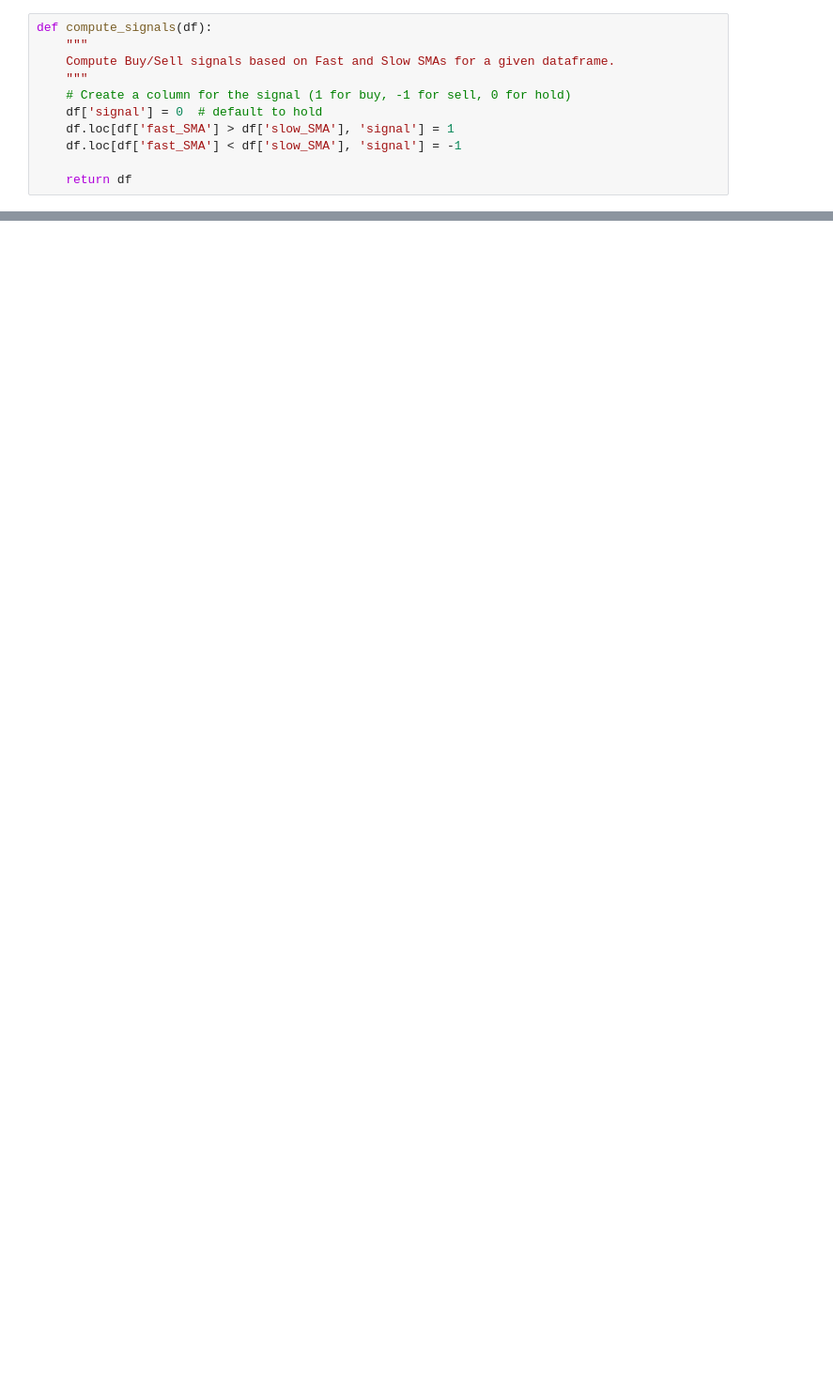
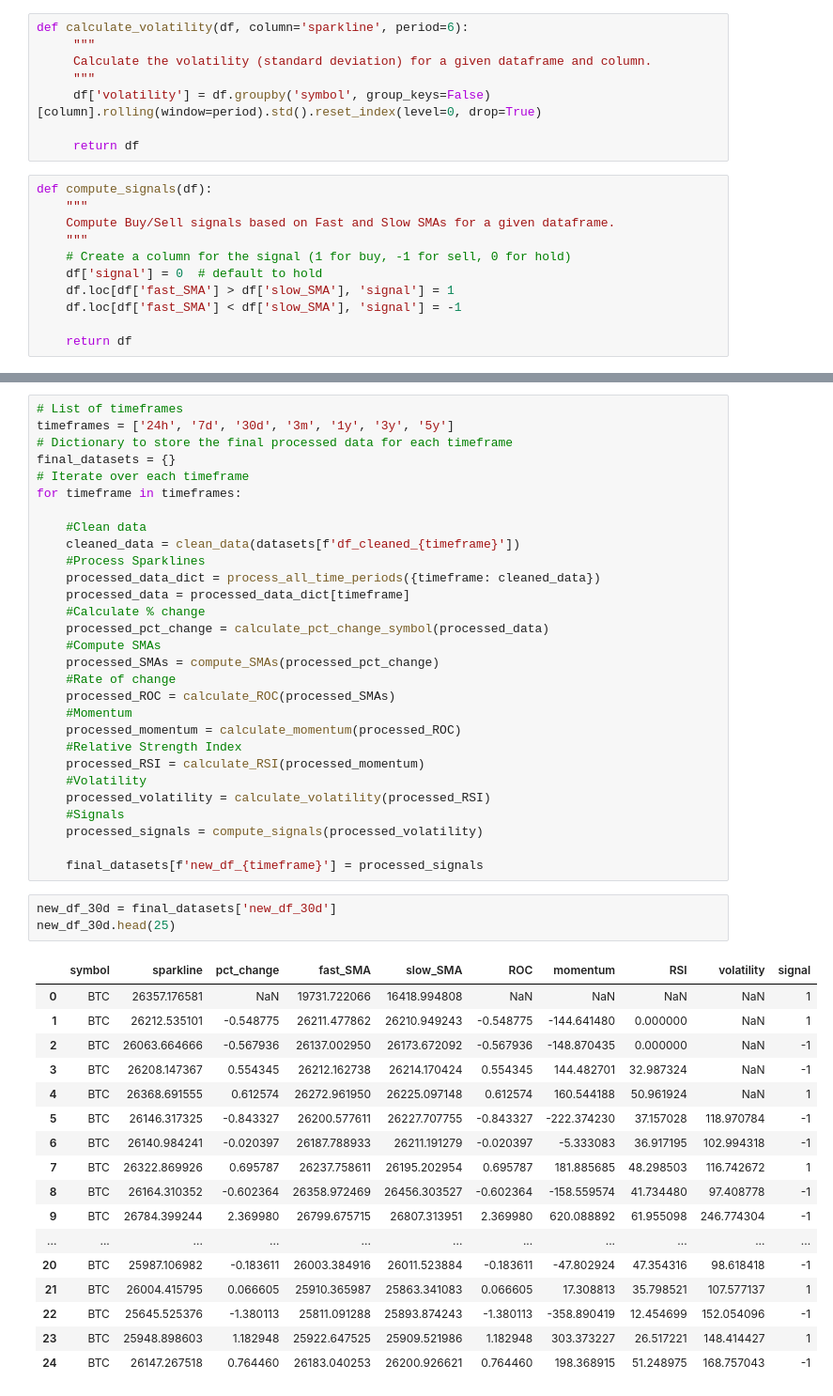
Before and after one commit to bauzaj/CryptoCoins, a Jupyter notebook: Crypto_Clustering1.ipynb, the cells around one changed output, grey strips where cells are left out. Shown at 94% size. Drawn from its saved outputs; the diff is of its cells as text; blank space fills up the shorter version.

```diff
--- a/Crypto_Clustering1.ipynb
+++ b/Crypto_Clustering1.ipynb
@@ -115,3 +153,11 @@ def compute_SMAs(df):
+# %%
+def calculate_volatility(df, column='sparkline', period=6):
+     """
+     Calculate the volatility (standard deviation) for a given dataframe and column.
+     """
+     df['volatility'] = df.groupby('symbol', group_keys=False)[column].rolling(window=period).std().reset_index(level=0, drop=True)
+
+     return df
 # %%
 def compute_signals(df):
     """
@@ -127,0 +191,50 @@ def compute_signals(df):
+# %%
+# List of timeframes
+timeframes = ['24h', '7d', '30d', '3m', '1y', '3y', '5y']
+# Dictionary to store the final processed data for each timeframe
+final_datasets = {}
+# Iterate over each timeframe
+for timeframe in timeframes:
+
+    #Clean data
+    cleaned_data = clean_data(datasets[f'df_cleaned_{timeframe}'])
+    #Process Sparklines
+    processed_data_dict = process_all_time_periods({timeframe: cleaned_data})
+    processed_data = processed_data_dict[timeframe]
+    #Calculate % change
+    processed_pct_change = calculate_pct_change_symbol(processed_data)
+    #Compute SMAs
+    processed_SMAs = compute_SMAs(processed_pct_change)
+    #Rate of change
+    processed_ROC = calculate_ROC(processed_SMAs)
+    #Momentum
+    processed_momentum = calculate_momentum(processed_ROC)
+    #Relative Strength Index
+    processed_RSI = calculate_RSI(processed_momentum)
+    #Volatility
+    processed_volatility = calculate_volatility(processed_RSI)
+    #Signals
+    processed_signals = compute_signals(processed_volatility)
+
+    final_datasets[f'new_df_{timeframe}'] = processed_signals
+# %%
+new_df_30d = final_datasets['new_df_30d']
+new_df_30d.head(25)
+# %% [output]
+|  | symbol | sparkline | pct_change | fast_SMA | slow_SMA | ROC | momentum | RSI | volatility | signal |
+| 0 | BTC | 26357.176581 | NaN | 19731.722066 | 16418.994808 | NaN | NaN | NaN | NaN | 1 |
+| 1 | BTC | 26212.535101 | -0.548775 | 26211.477862 | 26210.949243 | -0.548775 | -144.641480 | 0.000000 | NaN | 1 |
+| 2 | BTC | 26063.664666 | -0.567936 | 26137.002950 | 26173.672092 | -0.567936 | -148.870435 | 0.000000 | NaN | -1 |
+| 3 | BTC | 26208.147367 | 0.554345 | 26212.162738 | 26214.170424 | 0.554345 | 144.482701 | 32.987324 | NaN | -1 |
+| 4 | BTC | 26368.691555 | 0.612574 | 26272.961950 | 26225.097148 | 0.612574 | 160.544188 | 50.961924 | NaN | 1 |
+| 5 | BTC | 26146.317325 | -0.843327 | 26200.577611 | 26227.707755 | -0.843327 | -222.374230 | 37.157028 | 118.970784 | -1 |
+| 6 | BTC | 26140.984241 | -0.020397 | 26187.788933 | 26211.191279 | -0.020397 | -5.333083 | 36.917195 | 102.994318 | -1 |
+| 7 | BTC | 26322.869926 | 0.695787 | 26237.758611 | 26195.202954 | 0.695787 | 181.885685 | 48.298503 | 116.742672 | 1 |
+| 8 | BTC | 26164.310352 | -0.602364 | 26358.972469 | 26456.303527 | -0.602364 | -158.559574 | 41.734480 | 97.408778 | -1 |
+| 9 | BTC | 26784.399244 | 2.369980 | 26799.675715 | 26807.313951 | 2.369980 | 620.088892 | 61.955098 | 246.774304 | -1 |
+| ... | ... | ... | ... | ... | ... | ... | ... | ... | ... | ... |
+| 20 | BTC | 25987.106982 | -0.183611 | 26003.384916 | 26011.523884 | -0.183611 | -47.802924 | 47.354316 | 98.618418 | -1 |
+| 21 | BTC | 26004.415795 | 0.066605 | 25910.365987 | 25863.341083 | 0.066605 | 17.308813 | 35.798521 | 107.577137 | 1 |
+| 22 | BTC | 25645.525376 | -1.380113 | 25811.091288 | 25893.874243 | -1.380113 | -358.890419 | 12.454699 | 152.054096 | -1 |
+| 23 | BTC | 25948.898603 | 1.182948 | 25922.647525 | 25909.521986 | 1.182948 | 303.373227 | 26.517221 | 148.414427 | 1 |
+| 24 | BTC | 26147.267518 | 0.764460 | 26183.040253 | 26200.926621 | 0.764460 | 198.368915 | 51.248975 | 168.757043 | -1 |
```
Also changed, not shown: parts of 8 cells of this notebook.
